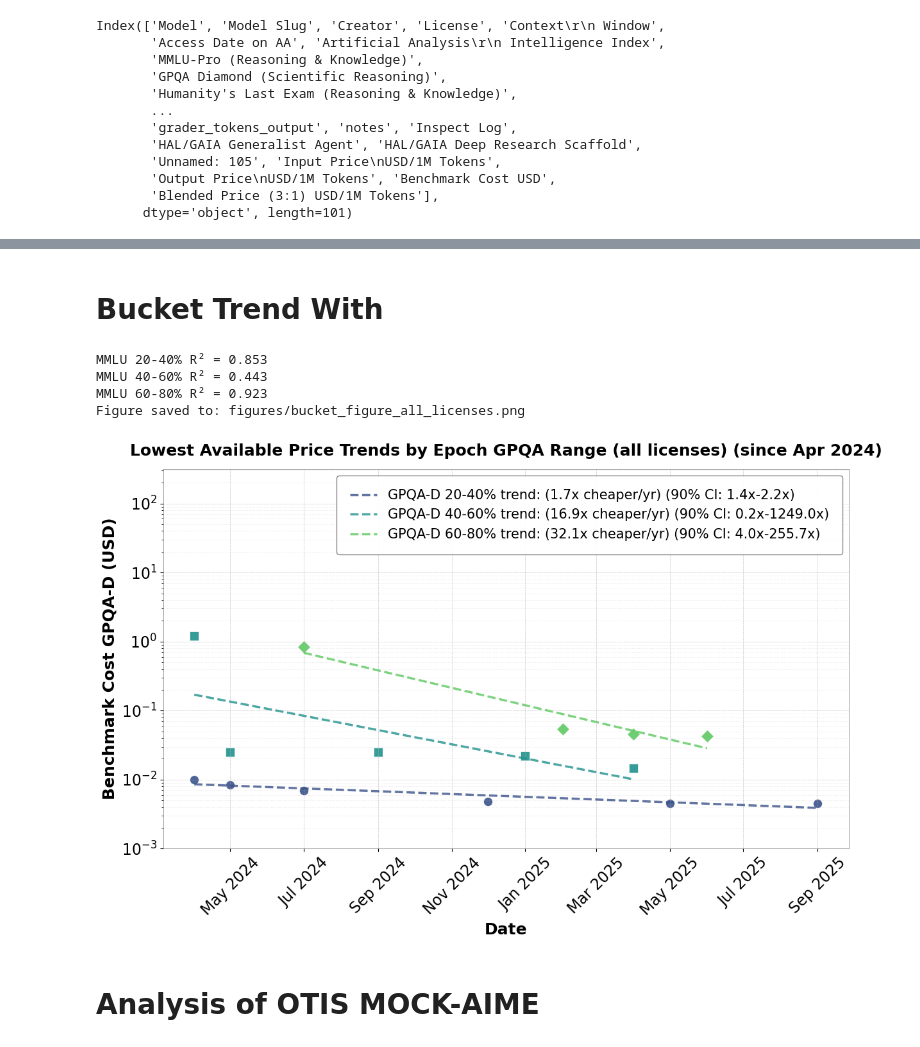
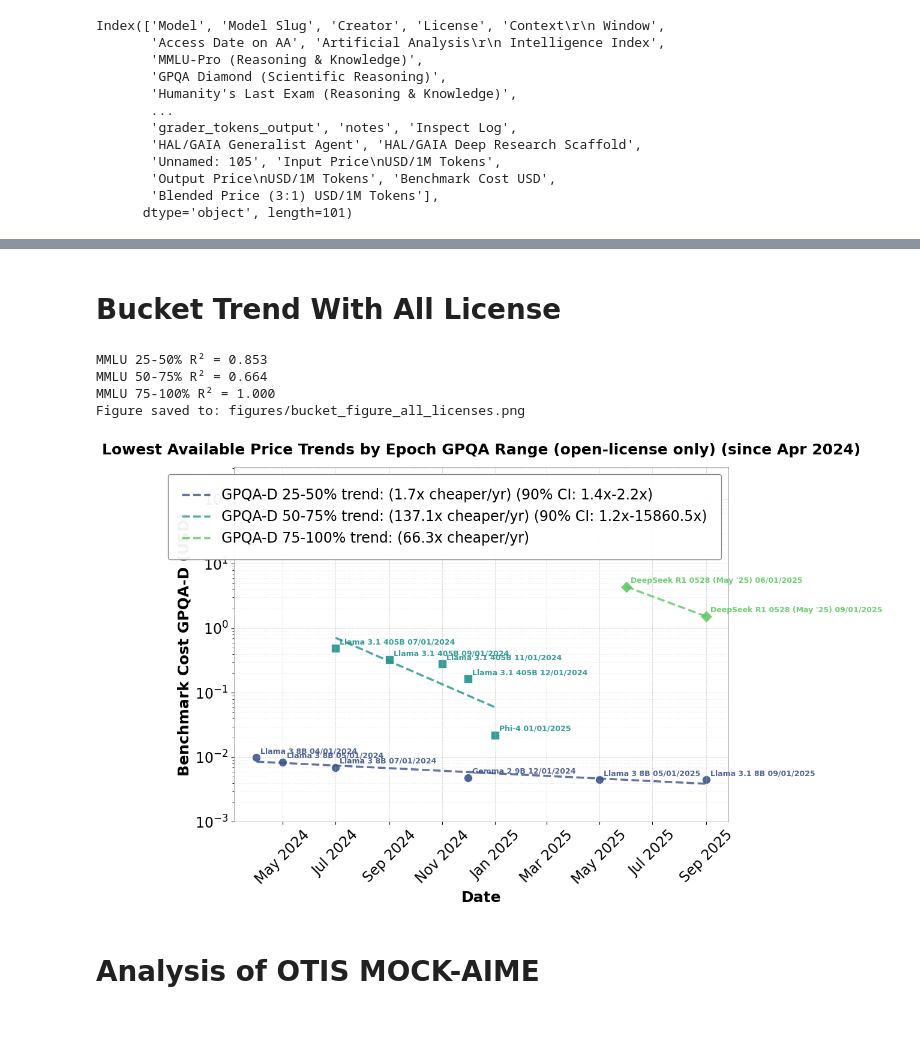
Before and after one commit to hansgundlach/Algorithmic_Progress_Inference, a Jupyter notebook: bucket_figure_trends.ipynb, the cells around one changed output, grey strips where cells are left out. Drawn from its saved outputs; the diff is of its cells as text; code cells hidden in the pictures.

Commit message:
added table as graph

```diff
--- a/bucket_figure_trends.ipynb
+++ b/bucket_figure_trends.ipynb
@@ -364,7 +364,7 @@ def plot_combined_record_small_trends(
 
     legend = ax.legend(
         loc='upper right',
-        fontsize=15,
+        fontsize=17,
         frameon=True,
         fancybox=True,
         framealpha=0.95,
@@ -408,7 +408,7 @@ plot_combined_record_small_trends(
     confidence_interval=True,
     min_date=datetime(2024, 4, 1),
     benchmark_col='epoch_gpqa',
-    show_model_names=True,
+    show_model_names=False,
     include_reasoning_models=True,
     mmlu_ranges=[(20, 40), (40, 60), (60, 80)],
     date_granularity='day',  # change to 'month' to aggregate monthly before cummin
@@ -423,24 +423,25 @@ Figure saved to: figures/open_bucket_figure.png
 # %% [markdown]
-# Bucket Trend With
+# Bucket Trend With All License
 # %%
 plot_combined_record_small_trends(
-    open_license_only=False,
+    df,
+    open_license_only=True,
     price_col="Benchmark Cost USD",
     confidence_interval=True,
     min_date=datetime(2024, 4, 1),
     benchmark_col='epoch_gpqa',
-    show_model_names=False,
+    show_model_names=True,
     include_reasoning_models=True,
-    mmlu_ranges=[(20, 40), (40, 60), (60, 80)],
+    mmlu_ranges=[(25, 50), (50, 75), (75, 100)],
     date_granularity='day',  # change to 'month' to aggregate monthly before cummin
     save_path="figures/bucket_figure_all_licenses.png"  # Example: save figure to file
 )
 # %% [output]
-MMLU 20-40% R² = 0.853
-MMLU 40-60% R² = 0.443
-MMLU 60-80% R² = 0.923
+MMLU 25-50% R² = 0.853
+MMLU 50-75% R² = 0.664
+MMLU 75-100% R² = 1.000
 Figure saved to: figures/bucket_figure_all_licenses.png
-[figure, old version]
+[figure, new version]
 # %% [markdown]
 # Analysis of OTIS MOCK-AIME
 # %%
```
Also changed, not shown: parts of 1 cell of this notebook, 11 other files.
